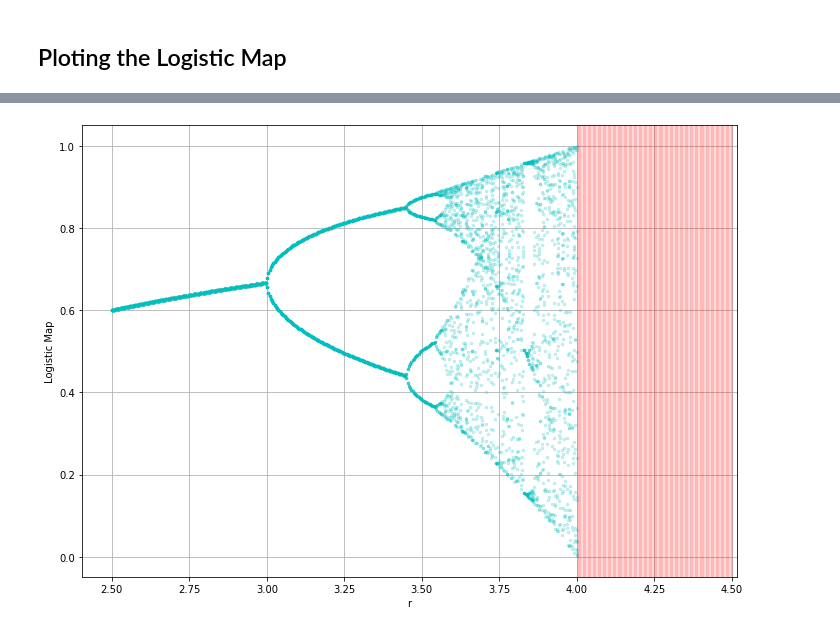
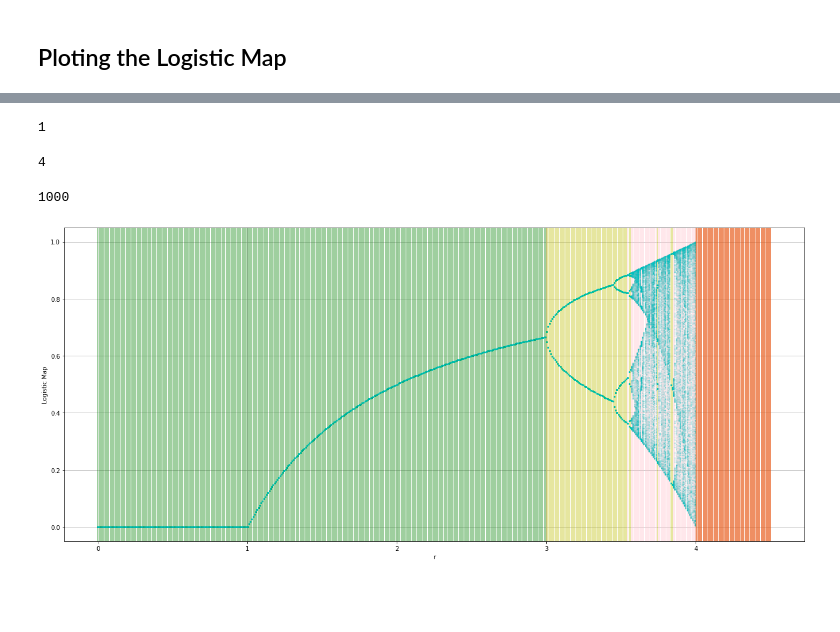
Before and after one commit to mcpeixoto/Computational-Physics-Course, a Jupyter notebook: ficha2.ipynb, the cells around one changed output, grey strips where cells are left out. Cells and saved outputs as stored; diff of their text form; code cells hidden in the pictures; blank space fills up the shorter version.

```diff
--- a/ficha2.ipynb
+++ b/ficha2.ipynb
@@ -131,0 +163,17 @@ def logistic_map_recursive(x, r, out_len, max_depth, iterations=0):
+# %%
+
+def logistic_map(x, r, out_len, max_depth):
+
+    for _ in range(max_depth):
+        x = r*x*(1-x)
+
+    retorno = []
+    for _ in range(out_len):
+        x = r*x*(1-x)
+
+        if np.isinf(x):
+            return []
+
+        retorno.append(x)
+
+    return retorno
@@ -132,28 +204,53 @@ def logistic_map_recursive(x, r, out_len, max_depth, iterations=0):
+# %%
+len(set(logistic_map(0.6, 2.8, 1000, 1000)))
+# %% [output]
+1
+# %%
+len(set(logistic_map(0.6, 3.5, 1000, 1000)))
+# %% [output]
+4
+# %%
+len(set(logistic_map(0.6, 3.6, 1000, 1000)))
+# %% [output]
+1000
 # %%
-import warnings
-warnings.filterwarnings("ignore", category=RuntimeWarning)
-
-fig, ax = plt.subplots(figsize=(10,7))
+fig, ax = plt.subplots(figsize=(18,8))
 x0 = 0.6
 # Get the values of our function and plot it
-r = np.linspace(2.5, 4.5, 500)
+r = np.linspace(0, 4.5, 500)
+out_len = 1000
+for i in r:
+    values = logistic_map(x0, i, out_len=out_len, max_depth=100000)
 
-for i in r:
-    values = logistic_map_recursive(x0, i, out_len=20, max_depth=1000)
+    valores_converge = len(set([round(x, 10) for x in values]))
+
+    # Não converge
+    if valores_converge == out_len and values != []:
+        plt.axvline(x=i, color='pink', alpha=0.5)
+
+    # Converge para 1
+    elif valores_converge == 1:
+        plt.axvline(x=i, color='g', alpha=0.5)
+
+    # Co
+    else:
+        plt.axvline(x=i, color='y', alpha=0.5)
+
 
     if values == []: # or np.isinf(values).any()
-        plt.axvline(x=i, color='r', alpha=0.2)
+        plt.axvline(x=i, color='r', alpha=0.5)
 
-    for value in values:
-        plt.plot(i, value, 'co', markersize=2.5, alpha=0.2)
+    # Plot func
+    plt.plot([i for _ in range(len(values))], values, 'co', markersize=1, alpha=0.1)
+
 
 
 ax.set_xlabel('r')
 ax.set_ylabel('Logistic Map')
 
 fig.tight_layout()
 plt.grid()
 #plt.legend()
 plt.show()
 # %% [output]
-[figure, old version]
+[figure, new version]
```
Also changed, not shown: parts of 28 cells of this notebook, 2 other files.
